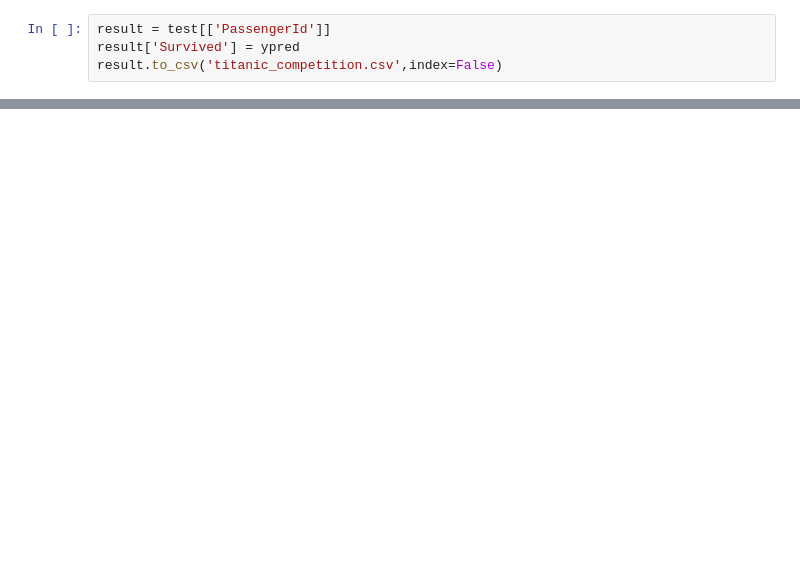
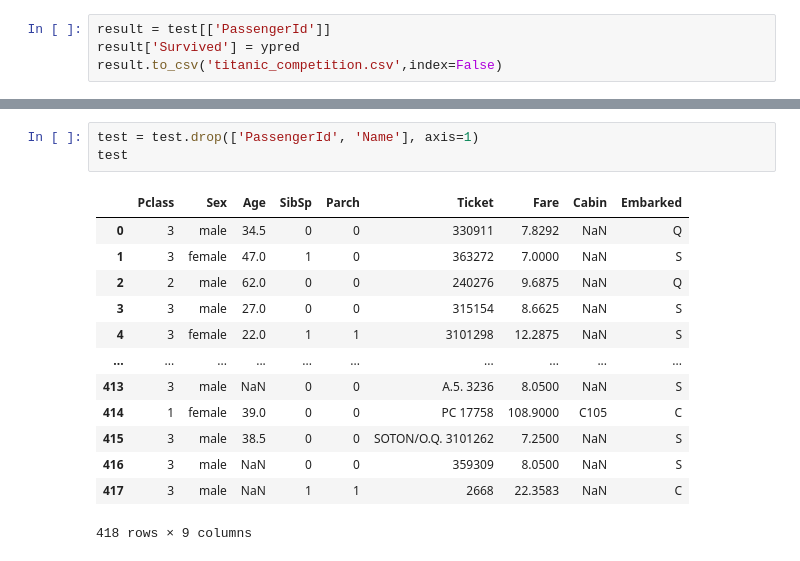
Before and after one commit to lbfiorino/repa-arvore-de-decisao, a Jupyter notebook: titanic_competition.ipynb, the cells around one changed output, grey strips where cells are left out. Drawn from its saved outputs; the diff is of its cells as text; blank space fills up the shorter version.

```diff
--- a/titanic_competition.ipynb
+++ b/titanic_competition.ipynb
@@ -220,0 +341,17 @@ result.to_csv('titanic_competition.csv',index=False)
+# %%
+test = test.drop(['PassengerId', 'Name'], axis=1)
+test
+# %% [output]
+|  | Pclass | Sex | Age | SibSp | Parch | Ticket | Fare | Cabin | Embarked |
+| 0 | 3 | male | 34.5 | 0 | 0 | 330911 | 7.8292 | NaN | Q |
+| 1 | 3 | female | 47.0 | 1 | 0 | 363272 | 7.0000 | NaN | S |
+| 2 | 2 | male | 62.0 | 0 | 0 | 240276 | 9.6875 | NaN | Q |
+| 3 | 3 | male | 27.0 | 0 | 0 | 315154 | 8.6625 | NaN | S |
+| 4 | 3 | female | 22.0 | 1 | 1 | 3101298 | 12.2875 | NaN | S |
+| ... | ... | ... | ... | ... | ... | ... | ... | ... | ... |
+| 413 | 3 | male | NaN | 0 | 0 | A.5. 3236 | 8.0500 | NaN | S |
+| 414 | 1 | female | 39.0 | 0 | 0 | PC 17758 | 108.9000 | C105 | C |
+| 415 | 3 | male | 38.5 | 0 | 0 | SOTON/O.Q. 3101262 | 7.2500 | NaN | S |
+| 416 | 3 | male | NaN | 0 | 0 | 359309 | 8.0500 | NaN | S |
+| 417 | 3 | male | NaN | 1 | 1 | 2668 | 22.3583 | NaN | C |
+418 rows × 9 columns
```
Also changed, not shown: parts of 37 cells of this notebook, 3 other files.
